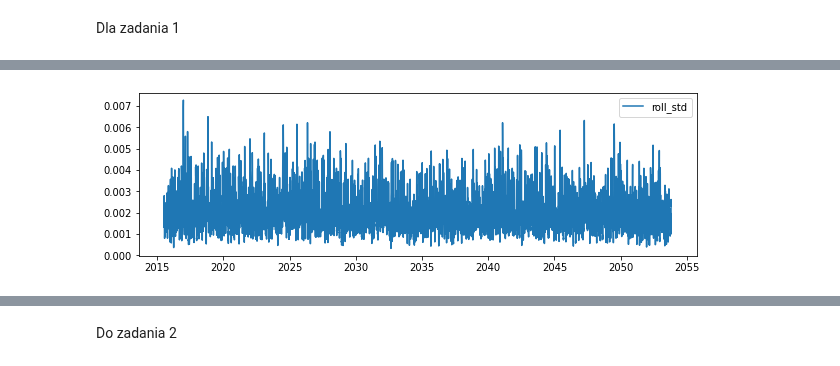
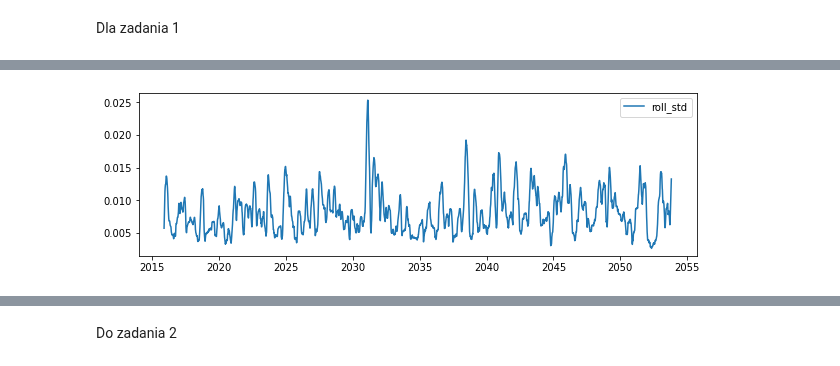
Before and after one commit to 11jolek11/BigData, a Jupyter notebook: List4.ipynb, the cells around one changed output, grey strips where cells are left out. Saved outputs shown, nothing was run; the diff lists cells and outputs as text; code cells hidden in the pictures.

```diff
--- a/List4.ipynb
+++ b/List4.ipynb
@@ -170,12 +170,12 @@ plt.show()
 # %%
-roll_std = x.rolling(7).std()
+roll_std = x.rolling(100).std()
 
 plt.figure(figsize=(10,3))
 plt.plot(t, roll_std, label='roll_std')
 plt.legend()
 plt.show()
 # %% [output]
-[figure, old version]
+[figure, new version]
 # %%
 roll_median = x.rolling(7).median()
 
```
Also changed, not shown: parts of 21 cells of this notebook.
